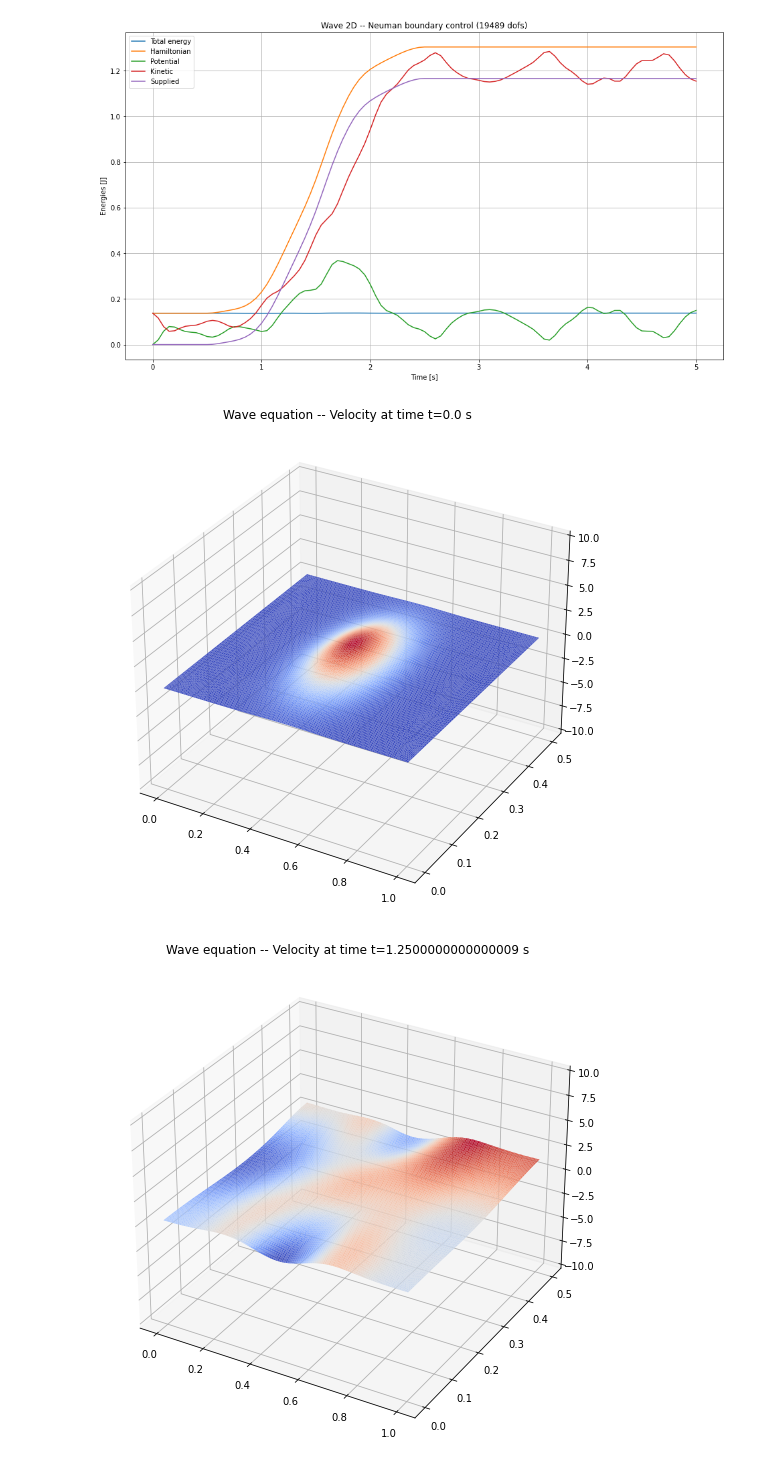
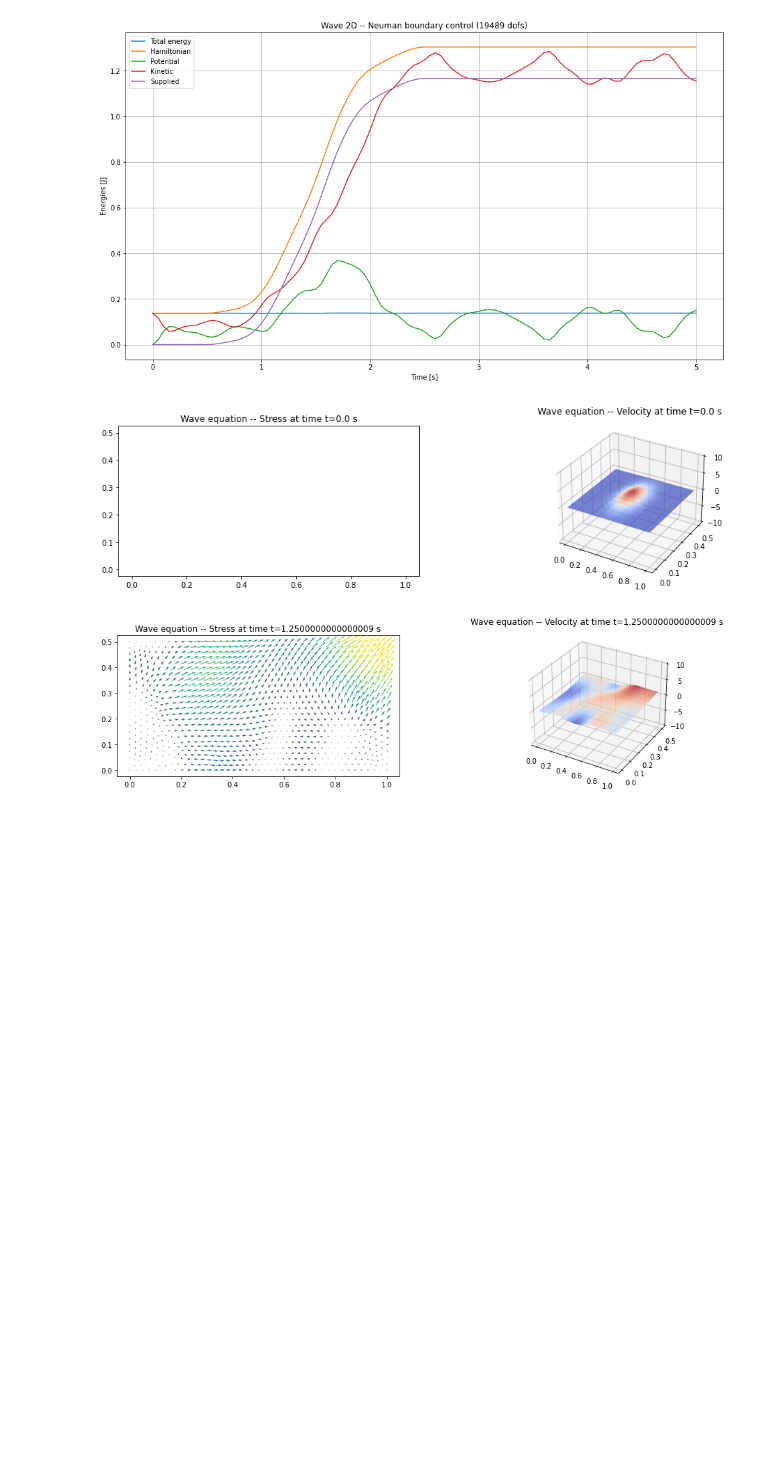
Before and after one commit to g-haine/scrimp, a Jupyter notebook: notebooks/2D/wave/wave.ipynb, the cells around one changed output. Cells and saved outputs as stored; diff of their text form; code cells hidden in the pictures; blank space fills up the shorter version.

Commit message:
Update wave.ipynb and heat.ipynb

```diff
--- a/notebooks/2D/wave/wave.ipynb
+++ b/notebooks/2D/wave/wave.ipynb
@@ -384,7 +384,7 @@ Tinv = fe.Expression([[Tyy,"-"+Txy],
 # Mass density
 rho = fe.Expression("2. + 0.25 * (1+x[0]) * (1-x[0])", degree=2)
 
-def Dirac(fun_trial,fun_test,dx,ds):
+def Construct_Matrices(fun_trial,fun_test,dx,ds):
 
     # Split trial/test functions
     (e_q, e_p, u_b, y_b) = fun_trial
@@ -401,6 +401,12 @@ def Dirac(fun_trial,fun_test,dx,ds):
     Dt = fe.dot(e_q, fe.grad(v_p))*dx
     B = u_b*v_p*ds
     Bt = e_p*v_y*ds
+
+    return M_q, M_p, M_u, M_y, D, Dt, B, Bt
+
+M_q, M_p, M_u, M_y, D, Dt, B, Bt = Construct_Matrices(fun_trial,fun_test,dmesh.dx,dmesh.ds)
+
+def Dirac(M_q, M_p, M_u, M_y, D, Dt, B, Bt):
 
     # It is not necessary to add null variational formulations, multiphenics handles this
     # Matrices M and J are rewritten with E and A as : E dz/dt = A z
@@ -427,7 +433,7 @@ def Dirac(fun_trial,fun_test,dx,ds):
     return (E, A)
 
 # Jacobian consists of E and A when considering the general DAE form: F(t,z,dz/dt) = 0
-Jacobian = lambda : Dirac(fun_trial,fun_test,dmesh.dx,dmesh.ds)
+Jacobian = lambda : Dirac(M_q, M_p, M_u, M_y, D, Dt, B, Bt)
 # %% [markdown]
 ## 7: Boundary source term
 # %%
@@ -565,25 +571,29 @@ Plot_Hamiltonian(t_sol,z_sol,u,Tinv,rho,fun_trial,fun_test,dmesh.dx,dmesh.ds)
 # %%
 # Plot some instants (in % of final time)
 instants = (0.,0.25,0.5,0.75,1.)
 
 # Get coordinates
 dofs = V_p.tabulate_dof_coordinates().reshape((-1, dmesh.mesh.geometry().dim()))
 x = [dof[0] for dof in dofs]
 y = [dof[1] for dof in dofs]
 
 def Plot_Instant(t,z,W,V_p,instant):
     idx = min(int(instant*len(t)),len(t)-1)
+    e_q = mpfe.BlockFunction(W,mpfe.la.BlockPETScVector(z[idx]))[0]
     e_p = mpfe.BlockFunction(W,mpfe.la.BlockPETScVector(z[idx]))[1]
 
     fig = plt.figure(figsize=(16,9))
-    ax = fig.add_subplot(1, 1, 1, projection='3d')
+    ax1 = fig.add_subplot(2, 2, 1)
+    plt.title("Wave equation -- Stress at time t="+str(t[idx])+" s")
+    fe.plot(e_q)
+    ax2 = fig.add_subplot(2, 2, 2, projection='3d')
     plt.title("Wave equation -- Velocity at time t="+str(t[idx])+" s")
-    ax.plot_trisurf(x,y,e_p.vector(), cmap=plt.cm.coolwarm)
-    ax.set_zlim(-10, 10)
+    ax2.plot_trisurf(x,y,e_p.vector(), cmap=plt.cm.coolwarm)
+    ax2.set_zlim(-10, 10)
     plt.show()
 
 for instant in instants:
     Plot_Instant(t_sol,z_sol,W,V_p,instant)
 # %% [output]
-[figure, old version]
+[figure, new version]
-[figure, old version]
+[figure, new version]
```
Also changed, not shown: parts of 7 cells of this notebook, 1 other file.
